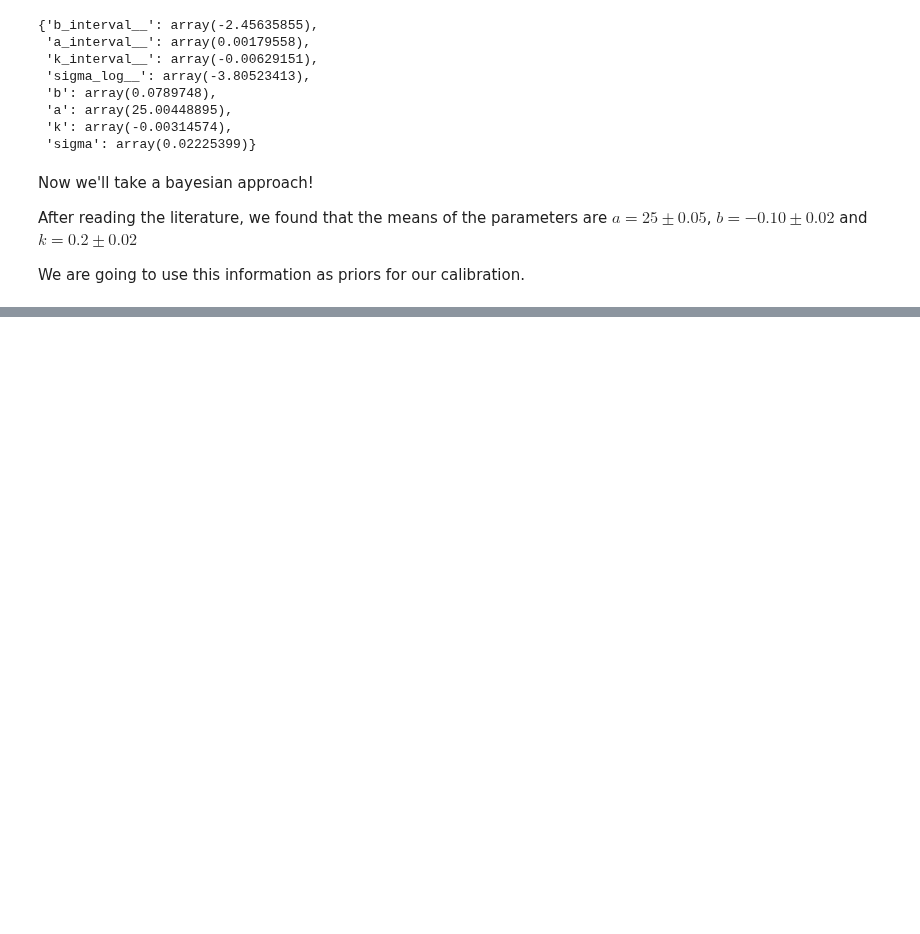
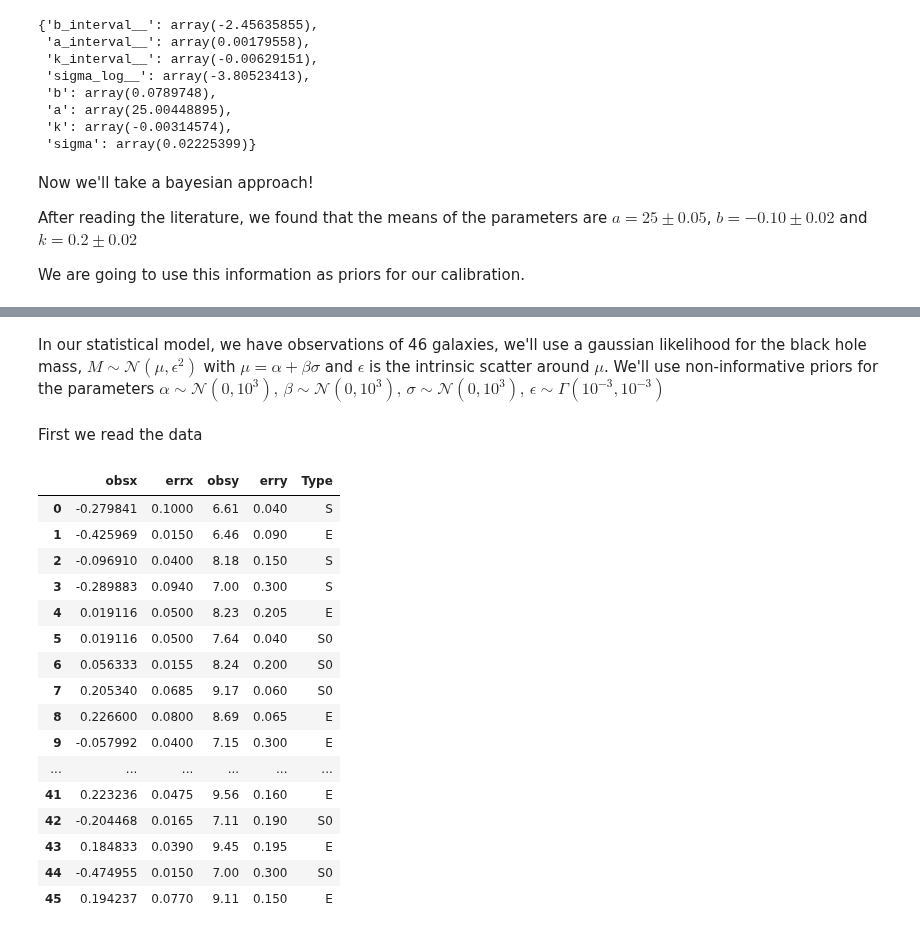
Before and after one commit to thevalentino/AS450-astroinformatica, a Jupyter notebook: AU02-Regression-and-Bayes-demo.ipynb, the cells around one changed output, grey strips where cells are left out. Cells and saved outputs as stored; diff of their text form; code cells hidden in the pictures; blank space fills up the shorter version.

```diff
--- a/AU02-Regression-and-Bayes-demo.ipynb
+++ b/AU02-Regression-and-Bayes-demo.ipynb
@@ -259,0 +262,25 @@ Now we can compare to our values from the MAP and see the effects on modeling wi
+# %% [markdown]
+In our statistical model, we have observations of 46 galaxies, we'll use a gaussian likelihood for the black hole mass, $M \sim \mathcal{N}\left(\mu, \epsilon^2\right)$ with $\mu = \alpha + \beta\sigma$ and $\epsilon$ is the intrinsic scatter around $\mu$. We'll use non-informative priors for the parameters $\alpha\sim\mathcal{N}(0, 10^3),\,\beta\sim\mathcal{N}(0, 10^3),\,\sigma\sim\mathcal{N}(0, 10^3),\,\epsilon\sim\Gamma(10^{-3}, 10^{-3})$
+# %% [markdown]
+First we read the data
+# %%
+df = pd.read_csv('assets/M_sigma.csv')
+df
+# %% [output]
+|  | obsx | errx | obsy | erry | Type |
+| 0 | -0.279841 | 0.1000 | 6.61 | 0.040 | S |
+| 1 | -0.425969 | 0.0150 | 6.46 | 0.090 | E |
+| 2 | -0.096910 | 0.0400 | 8.18 | 0.150 | S |
+| 3 | -0.289883 | 0.0940 | 7.00 | 0.300 | S |
+| 4 | 0.019116 | 0.0500 | 8.23 | 0.205 | E |
+| 5 | 0.019116 | 0.0500 | 7.64 | 0.040 | S0 |
+| 6 | 0.056333 | 0.0155 | 8.24 | 0.200 | S0 |
+| 7 | 0.205340 | 0.0685 | 9.17 | 0.060 | S0 |
+| 8 | 0.226600 | 0.0800 | 8.69 | 0.065 | E |
+| 9 | -0.057992 | 0.0400 | 7.15 | 0.300 | E |
+| ... | ... | ... | ... | ... | ... |
+| 41 | 0.223236 | 0.0475 | 9.56 | 0.160 | E |
+| 42 | -0.204468 | 0.0165 | 7.11 | 0.190 | S0 |
+| 43 | 0.184833 | 0.0390 | 9.45 | 0.195 | E |
+| 44 | -0.474955 | 0.0150 | 7.00 | 0.300 | S0 |
+| 45 | 0.194237 | 0.0770 | 9.11 | 0.150 | E |
```
Also changed, not shown: parts of 23 cells of this notebook, 1 other file.
